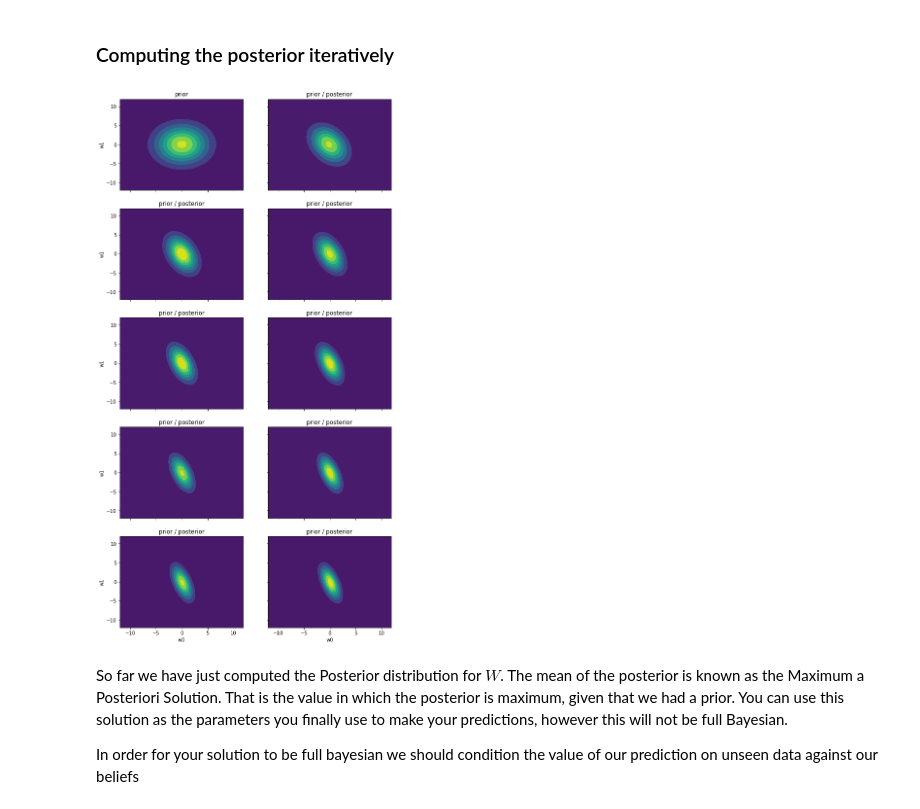
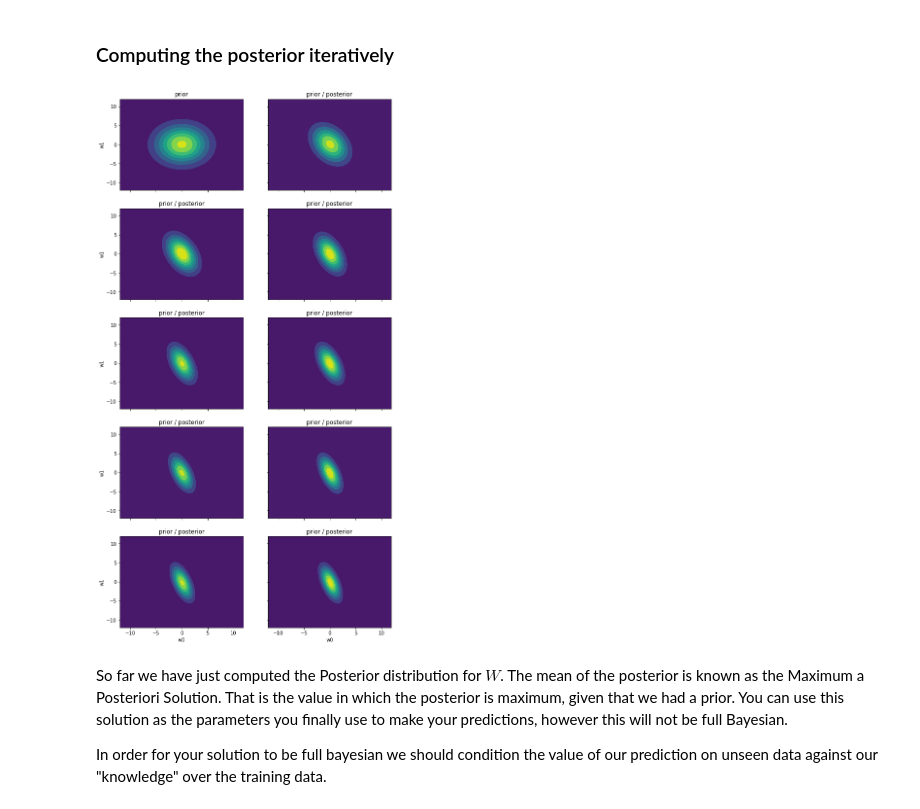
Before and after one commit to juangil/bayesian_methods, a Jupyter notebook: bayesian_linear_regression/BayesianLinearRegression.ipynb, the cells around one changed output. Cells and saved outputs as stored; diff of their text form; code cells hidden in the pictures.

```diff
--- a/bayesian_linear_regression/BayesianLinearRegression.ipynb
+++ b/bayesian_linear_regression/BayesianLinearRegression.ipynb
@@ -135,29 +193,32 @@ ax2.contourf(xx, yy , zz)
 random_indexes = np.random.permutation(PHI_training.shape[0])
 random_indexes = random_indexes.reshape((10,20))
 # %%
+# Prior definition
+prior_mean = np.zeros(basis_functions)
+prior_cov = (1 / alpha) * np.eye(basis_functions)
 f, axarr = plt.subplots(5, 2)
 f.set_figwidth(10)
 f.set_figheight(20)
 count_fig = 1
 for idx in random_indexes:
     xx, yy, zz = get_values_draw(prior_mean, prior_cov)
     axarr[(count_fig - 1) // 2, (count_fig - 1) % 2].contourf(xx, yy , zz)
     axarr[(count_fig - 1) // 2, (count_fig - 1) % 2].set_title('prior / posterior' if count_fig != 1 else 'prior')
     count_fig += 1
     PHI_current = PHI_training[idx, :]
     t_current = t[idx]
     prior_mean = np.matrix(prior_mean).T
     prior_mean, prior_cov = bayes_lin_estim(PHI_current, t_current, alpha, beta, prior_mean, prior_cov)
     #prior_mean, prior_cov = np.copy(mn_current), np.copy(Sn_current)
     prior_mean = np.asarray(prior_mean).reshape((prior_mean.shape[0],))
 
 for ax in axarr.flat:
     ax.set(xlabel='w0', ylabel='w1')
 for ax in axarr.flat:
     ax.label_outer()
 # %% [output]
-[figure, old version]
+[figure, new version]
 # %% [markdown]
 So far we have just computed the Posterior distribution for $W$. The mean of the posterior is known as the Maximum a Posteriori Solution. That is the value in which the posterior is maximum, given that we had a prior. You can use this solution as the parameters you finally use to make your predictions, however this will not be full Bayesian.
 
-In order for your solution to be full bayesian we should condition the value of our prediction on unseen data against our beliefs
+In order for your solution to be full bayesian we should condition the value of our prediction on unseen data against our "knowledge" over the training data.
```
Also changed, not shown: parts of 17 cells of this notebook.
